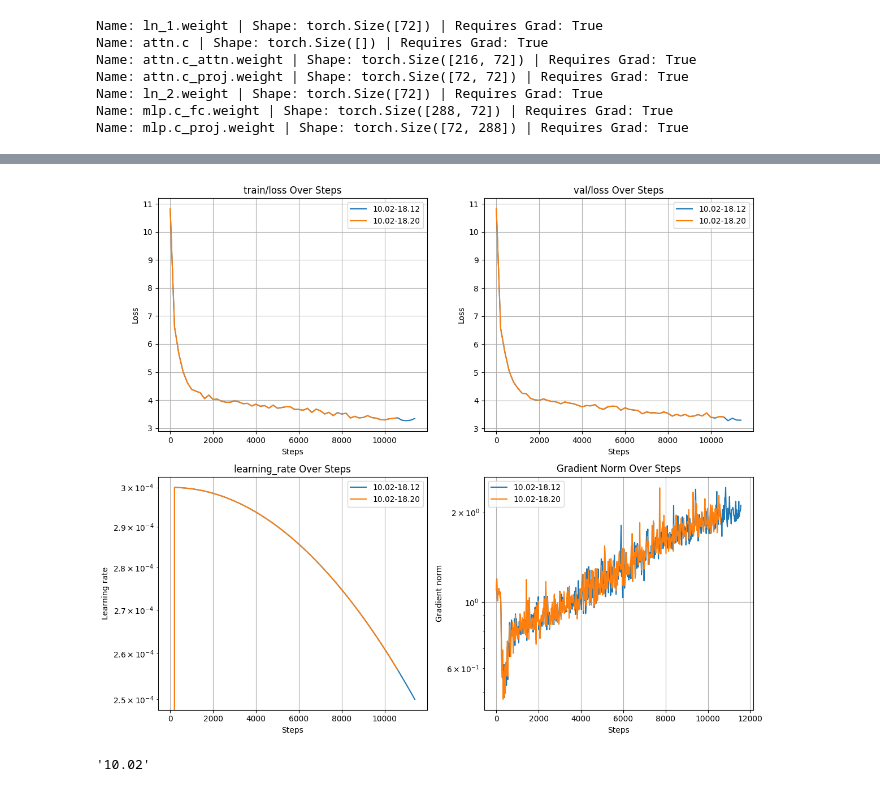
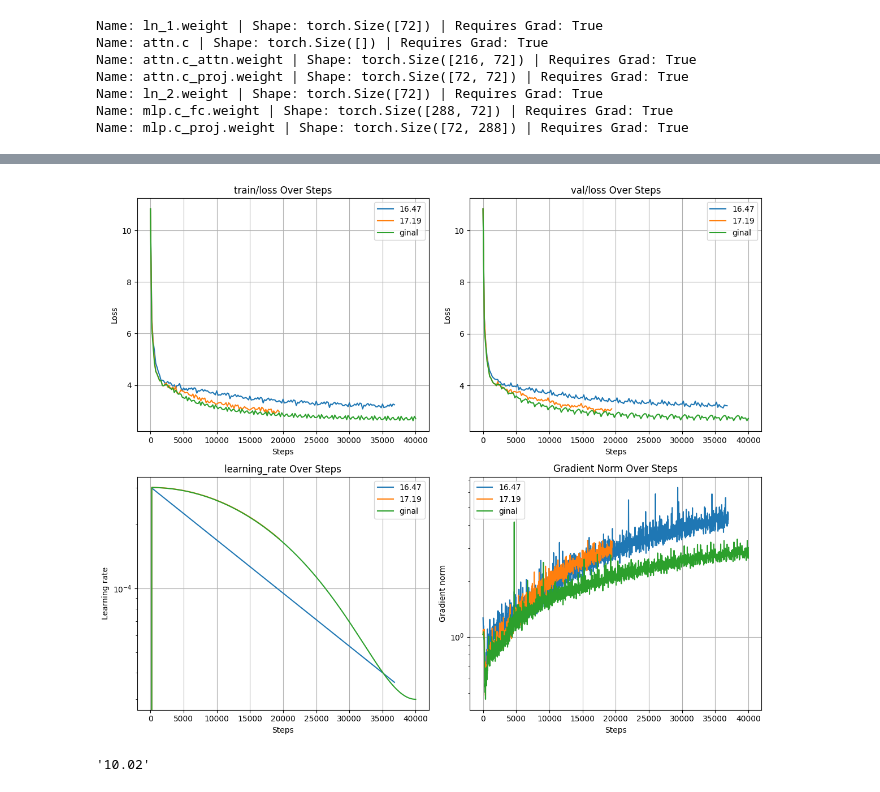
Before and after one commit to Alex2034/nanoGPT, a Jupyter notebook: exp.ipynb, the cells around one changed output, grey strips where cells are left out. Cells and saved outputs as stored; diff of their text form; code cells hidden in the pictures.

```diff
--- a/exp.ipynb
+++ b/exp.ipynb
@@ -82,7 +82,7 @@ from tensorboard.backend.event_processing import event_accumulator
 import matplotlib.pyplot as plt
 
 # Define the path to your root logs directory
-root_log_dir = "/raid/runs/10.02"  # Adjust this path if necessary
+root_log_dir = "/raid/runs"  # Adjust this path if necessary
 
 # Get a list of all experiment folders
 log_dirs = [os.path.join(root_log_dir, d) for d in os.listdir(root_log_dir)]
@@ -93,9 +98,8 @@ log_dirs
 # %%
-log_dirs = log_dirs[1:]
 log_dirs_bs1 = [log_dirs[0], log_dirs[2]]
 log_dirs_bs2 = [log_dirs[1], log_dirs[2]]
-log_dirs_o = log_dirs[:3]
-log_dirs_l = log_dirs[2:]
+log_dirs_o = log_dirs[:4]
+log_dirs_l = log_dirs[4:]
 # %%
 log_dirs
 # %% [output]
@@ -104,10 +108,13 @@ log_dirs
  '/raid/runs/lorentz_mode_hyperbolic_curvature_learn_exp_n_layer_12_n_head_12_n_embd_72_learning_rate_0.0003_min_lr_3e-05_lr_decay_iters_40000_batch_size_1_gradient_accumulation_steps_2_10.02-18.12',
  '/raid/runs/lorentz_mode_hyperbolic_curvature_learn_exp_n_layer_12_n_head_12_n_embd_72_learning_rate_0.0003_min_lr_3e-05_lr_decay_iters_40000_batch_size_1_gradient_accumulation_steps_2_10.02-18.20']
 # %%
+logs_to_show=log_dirs_o
+exp_names = [n[-5:] for n in logs_to_show]
+
 # Initialize a dictionary to hold data for each experiment
 experiment_data = {}
 
-for log_dir in log_dirs_l:
+for log_dir in logs_to_show:
     # Load TensorBoard logs
     event_acc = event_accumulator.EventAccumulator(log_dir)
     event_acc.Reload()
@@ -129,40 +136,38 @@ for log_dir in log_dirs_l:
 
 
 metrics = ['train/loss', 'val/loss', 'learning_rate', 'Gradient Norm']
-
-exp_names = [n[-11:] for n in log_dirs_l]
 
 # exp_names = ['hyperbolic c=1e-5', 'original']
 
 fig, axs = plt.subplots(2, 2, figsize=(12, 10))  # Create a 2x2 grid
 
 # Flatten the axs array for easy iteration
 axs = axs.ravel()
 
 # Loop over each metric and create a plot
 for i, metric in enumerate(metrics):
     ax = axs[i]
 
     for (experiment, data), e in zip(experiment_data.items(), exp_names):
         if metric in data:
             steps = data[metric]['steps']
             values = data[metric]['values']
             ax.plot(steps, values, label=e)
 
     if not 'loss' in metric:
         ax.set_yscale('log')  # Set y-axis to logarithmic scale
     ax.set_xlabel('Steps')
     # ax.set_xlim([0, 1.1*max(steps)])
     ax.set_ylabel(metric.split('/')[-1].replace('_', ' ').capitalize())  # Clean y-axis label
     ax.set_title(f'{metric} Over Steps')
     ax.grid(True)  # Add grid
     ax.legend()
 
 plt.tight_layout()
 # plt.savefig('runs.jpg')
 plt.show()
 # %% [output]
-[figure, old version]
+[figure, new version]
 # %%
 from datetime import datetime
 datetime.now().strftime("%m.%d")
```
Also changed, not shown: parts of 1 cell of this notebook, 4 other files.
